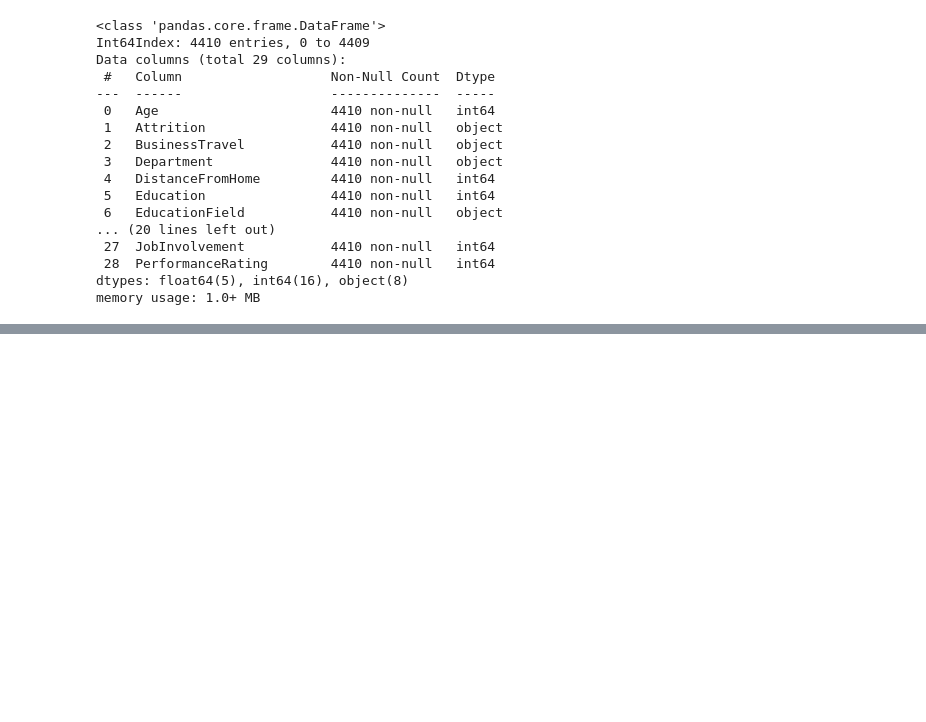
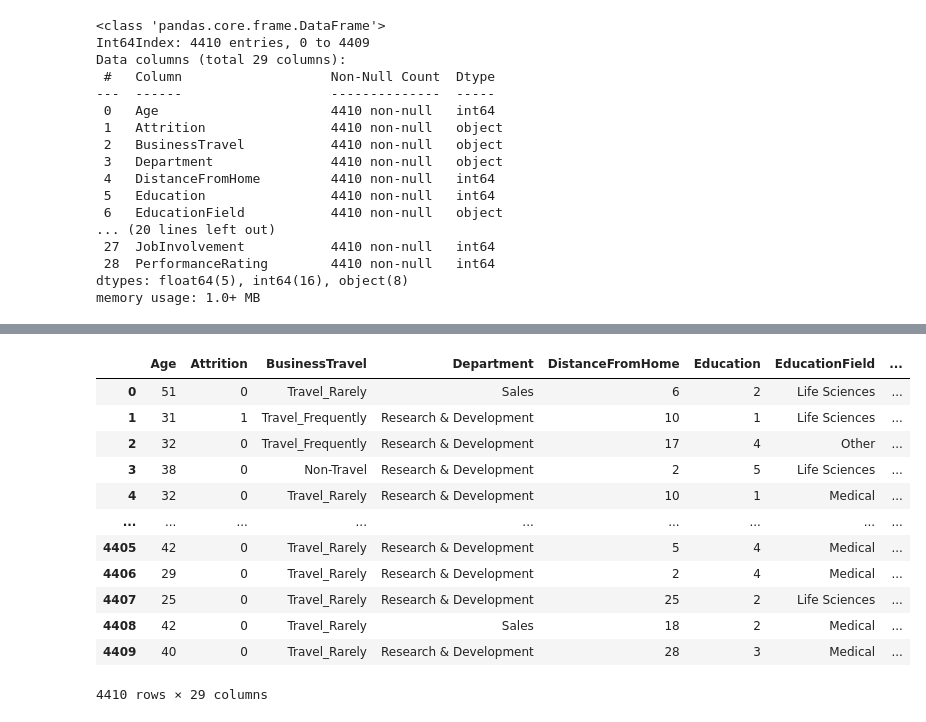
Before and after one commit to KindPixel/Projet-IA, a Jupyter notebook: ProjetIA.ipynb, the cells around one changed output, grey strips where cells are left out. Drawn from its saved outputs; the diff is of its cells as text; code cells hidden in the pictures; blank space fills up the shorter version.

Commit message:
Attrition Yes/No -> 1/0

```diff
--- a/ProjetIA.ipynb
+++ b/ProjetIA.ipynb
@@ -149,0 +134,37 @@ TrainingTimesLastYear
+# %%
+# Data frame is created under column name Name and Attrition
+data_frame = pd.DataFrame(dataset, columns=["Attrition"])
+
+# Data of Attrition is converted into Binary Data
+df_one = pd.get_dummies(data_frame["Attrition"])
+
+# Binary Data is Concatenated into Dataframe
+df_two = pd.concat((df_one, data_frame), axis=1)
+
+# Attritioncolumn is dropped
+df_two = df_two.drop(["Attrition"], axis=1)
+
+# We want Male =0 and Female =1 So we drop Male column here
+df_two = df_two.drop(["No"], axis=1)
+
+# Rename the Column
+result = df_two.rename(columns={"Yes": "Attrition"})
+
+dataset_test = dataset.copy()
+dataset_test["Attrition"] = result["Attrition"]
+
+dataset_test
+# %% [output]
+|  | Age | Attrition | BusinessTravel | Department | DistanceFromHome | Education | EducationField | ... |
+| 0 | 51 | 0 | Travel_Rarely | Sales | 6 | 2 | Life Sciences | ... |
+| 1 | 31 | 1 | Travel_Frequently | Research & Development | 10 | 1 | Life Sciences | ... |
+| 2 | 32 | 0 | Travel_Frequently | Research & Development | 17 | 4 | Other | ... |
+| 3 | 38 | 0 | Non-Travel | Research & Development | 2 | 5 | Life Sciences | ... |
+| 4 | 32 | 0 | Travel_Rarely | Research & Development | 10 | 1 | Medical | ... |
+| ... | ... | ... | ... | ... | ... | ... | ... | ... |
+| 4405 | 42 | 0 | Travel_Rarely | Research & Development | 5 | 4 | Medical | ... |
+| 4406 | 29 | 0 | Travel_Rarely | Research & Development | 2 | 4 | Medical | ... |
+| 4407 | 25 | 0 | Travel_Rarely | Research & Development | 25 | 2 | Life Sciences | ... |
+| 4408 | 42 | 0 | Travel_Rarely | Sales | 18 | 2 | Medical | ... |
+| 4409 | 40 | 0 | Travel_Rarely | Research & Development | 28 | 3 | Medical | ... |
+4410 rows × 29 columns
```
Also changed, not shown: parts of 5 cells of this notebook.
